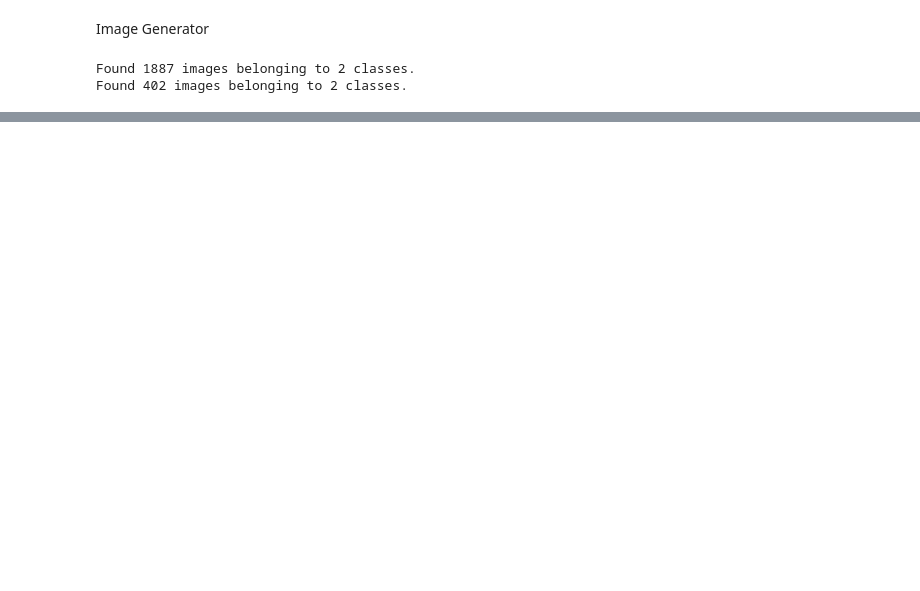
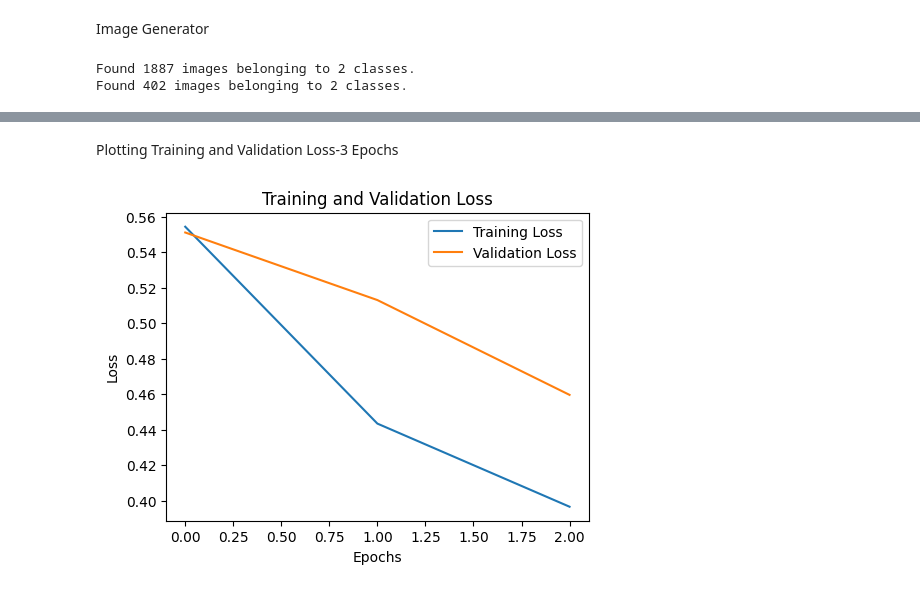
Before and after one commit to nschultze/Wildfire-Detection-from-RBG-Images, a Jupyter notebook: pretrainedCNN.ipynb, the cells around one changed output, grey strips where cells are left out. Cells and saved outputs as stored; diff of their text form; code cells hidden in the pictures; blank space fills up the shorter version.

```diff
--- a/pretrainedCNN.ipynb
+++ b/pretrainedCNN.ipynb
@@ -247,0 +267,15 @@ plt.show()
+# %%
+pretrained_model = VGG16(weights='imagenet', include_top=False, input_shape=(128, 128, 3))
+
+for layer in pretrained_model.layers:
+    layer.trainable = False
+
+x = Flatten()(pretrained_model.output)
+x = Dense(128, activation='relu')(x)
+output = Dense(1, activation='sigmoid')(x)
+
+model1 = Model(inputs=pretrained_model.input, outputs=output)
+
+model1.compile(optimizer='adam', loss='binary_crossentropy', metrics=['accuracy'])
+
+model1.summary()
@@ -247,0 +302,4 @@ plt.show()
+# %%
+history1 = model1.fit(train_generator, epochs=3, validation_data=val_generator)
+
+model1.save('pretrainedCNN3Epochs.h5')
@@ -247,0 +349,14 @@ plt.show()
+# %% [markdown]
+Plotting Training and Validation Loss-3 Epochs
+# %%
+plt.figure(figsize=(12, 4))
+plt.subplot(1, 2, 1)
+plt.plot(history1.history['loss'], label='Training Loss')
+plt.plot(history1.history['val_loss'], label='Validation Loss')
+plt.xlabel('Epochs')
+plt.ylabel('Loss')
+plt.legend()
+plt.title('Training and Validation Loss')
+plt.show()
+# %% [output]
+[figure, added]
```
Also changed, not shown: parts of 23 cells of this notebook, 1 other file.
